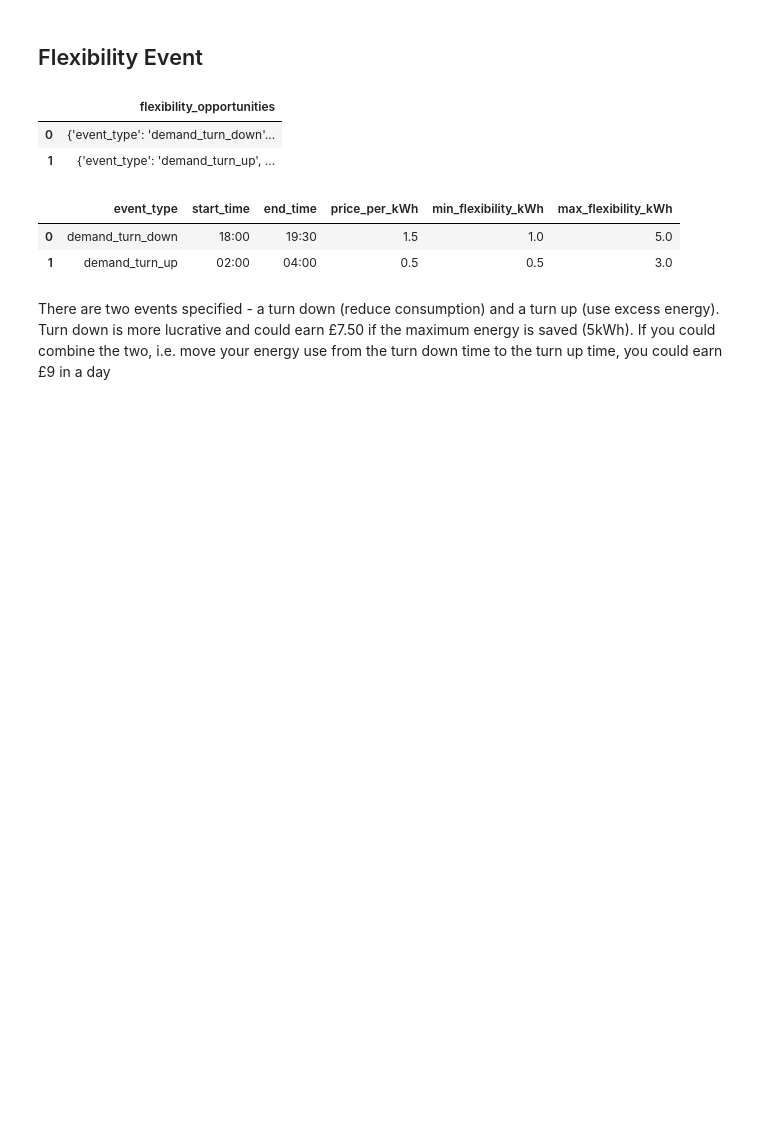
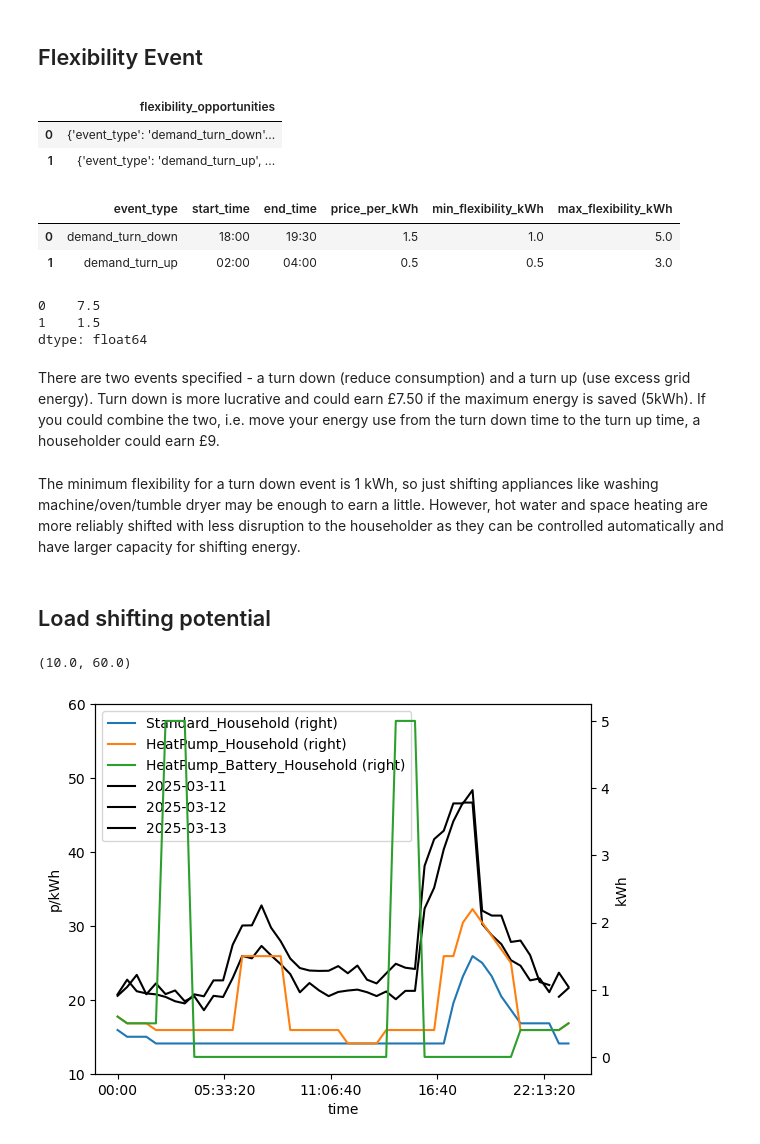
Before and after one commit to ElaineKathrynCrockett/KomodoEnergy, a Jupyter notebook: KomodoEnergyChallenge.ipynb, the cells around one changed output. Saved outputs shown, nothing was run; the diff lists cells and outputs as text; code cells hidden in the pictures; blank space fills up the shorter version.

```diff
--- a/KomodoEnergyChallenge.ipynb
+++ b/KomodoEnergyChallenge.ipynb
@@ -192,5 +203,30 @@ flex
 |  | event_type | start_time | end_time | price_per_kWh | min_flexibility_kWh | max_flexibility_kWh |
 | 0 | demand_turn_down | 18:00 | 19:30 | 1.5 | 1.0 | 5.0 |
 | 1 | demand_turn_up | 02:00 | 04:00 | 0.5 | 0.5 | 3.0 |
+# %%
+# Calculate the maximum return from each event
+flex['price_per_kWh']*flex['max_flexibility_kWh']
+# %% [output]
+0    7.5
+1    1.5
+dtype: float64
 # %% [markdown]
-There are two events specified - a turn down (reduce consumption) and a turn up (use excess energy). Turn down is more lucrative and could earn £7.50 if the maximum energy is saved (5kWh). If you could combine the two, i.e. move your energy use from the turn down time to the turn up time, you could earn £9 in a day
+There are two events specified - a turn down (reduce consumption) and a turn up (use excess grid energy). Turn down is more lucrative and could earn £7.50 if the maximum energy is saved (5kWh). If you could combine the two, i.e. move your energy use from the turn down time to the turn up time, a householder could earn £9.
+# %% [markdown]
+The minimum flexibility for a turn down event is 1 kWh, so just shifting appliances like washing machine/oven/tumble dryer may be enough to earn a little. However, hot water and space heating are more reliably shifted with less disruption to the householder as they can be controlled automatically and have larger capacity for shifting energy.
+# %% [markdown]
+## Load shifting potential
+# %%
+# Merge the datasets
+energy['time'] = pd.to_datetime(flex_energy['Time'], format= '%H:%M:%S').dt.time
+p=prices.groupby(['date', 'time']).max().unstack(level=0).droplevel(level=0, axis=1)
+flex_pot = pd.merge(energy, p, on="time")
+flex_pot.columns=['Time', 'Standard_Household', 'HeatPump_Household', 'HeatPump_Battery_Household', 'time','2025-03-11', '2025-03-12', '2025-03-13']
+# %%
+# Plot the tariff and energy use
+ax = flex_pot.set_index('time').plot(ylabel='kWh', color=['C0', 'C1', 'C2', 'black', 'black', 'black'], secondary_y=['Standard_Household', 'HeatPump_Household', 'HeatPump_Battery_Household'])
+ax.set_ylabel('p/kWh')
+ax.set_ylim(10,60)
+# %% [output]
+(10.0, 60.0)
+[figure, added]
```
Also changed, not shown: parts of 27 cells of this notebook.
